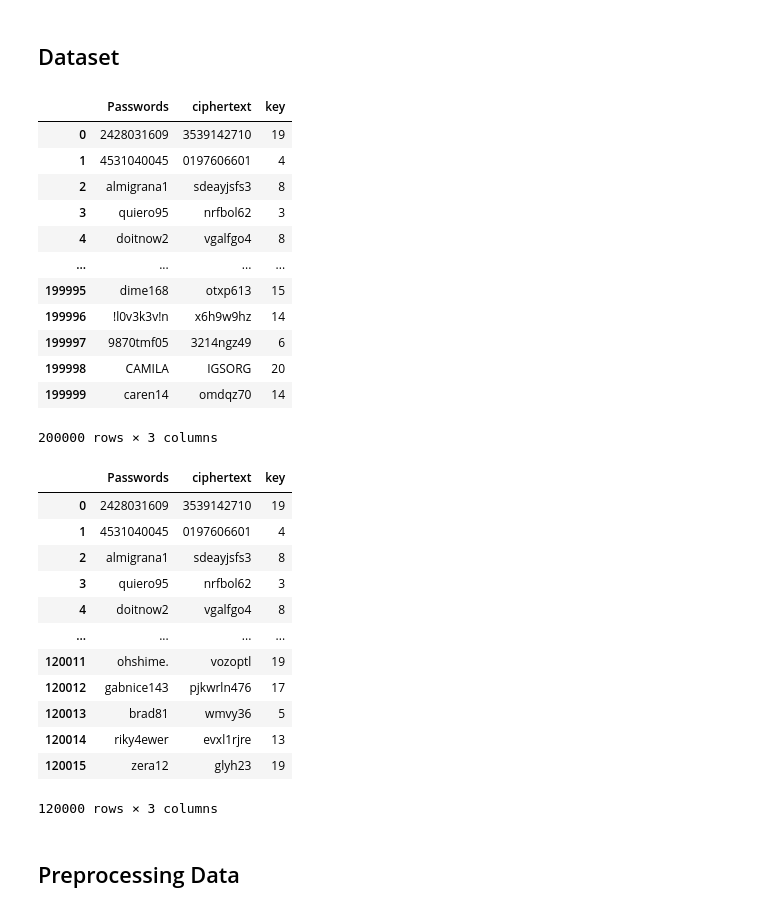
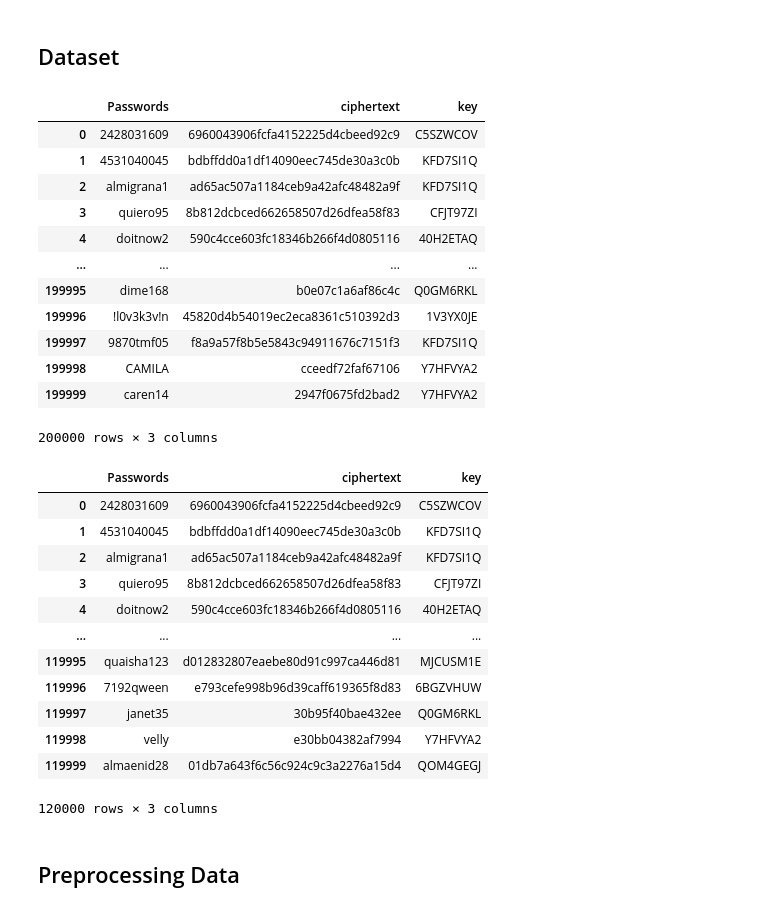
Before and after one commit to ashwiniyer176/Neural-Cryptanalysis, a Jupyter notebook: notebooks/DES_Deciphering_Code_with_Character_Level_RNN.ipynb, the cells around one changed output. Cells and saved outputs as stored; diff of their text form; code cells hidden in the pictures.

```diff
--- a/Ceasar_Deciphering_Code_with_Character_Level_RNN.ipynb
+++ b/notebooks/DES_Deciphering_Code_with_Character_Level_RNN.ipynb
@@ -10,21 +10,21 @@ from keras.preprocessing.text import Tokenizer
 import numpy as np
 from keras.preprocessing.sequence import pad_sequences
 # %%
-df = pd.read_csv('./data/Caesar.csv')
+df = pd.read_csv('./data/DES.csv')
 df
 # %% [output]
 |  | Passwords | ciphertext | key |
-| 0 | 2428031609 | 3539142710 | 19 |
-| 1 | 4531040045 | 0197606601 | 4 |
-| 2 | almigrana1 | sdeayjsfs3 | 8 |
-| 3 | quiero95 | nrfbol62 | 3 |
-| 4 | doitnow2 | vgalfgo4 | 8 |
+| 0 | 2428031609 | 6960043906fcfa4152225d4cbeed92c9 | C5SZWCOV |
+| 1 | 4531040045 | bdbffdd0a1df14090eec745de30a3c0b | KFD7SI1Q |
+| 2 | almigrana1 | ad65ac507a1184ceb9a42afc48482a9f | KFD7SI1Q |
+| 3 | quiero95 | 8b812dcbced662658507d26dfea58f83 | CFJT97ZI |
+| 4 | doitnow2 | 590c4cce603fc18346b266f4d0805116 | 40H2ETAQ |
 | ... | ... | ... | ... |
-| 199995 | dime168 | otxp613 | 15 |
-| 199996 | !l0v3k3v!n | x6h9w9hz | 14 |
-| 199997 | 9870tmf05 | 3214ngz49 | 6 |
-| 199998 | CAMILA | IGSORG | 20 |
-| 199999 | caren14 | omdqz70 | 14 |
+| 199995 | dime168 | b0e07c1a6af86c4c | Q0GM6RKL |
+| 199996 | !l0v3k3v!n | 45820d4b54019ec2eca8361c510392d3 | 1V3YX0JE |
+| 199997 | 9870tmf05 | f8a9a57f8b5e5843c94911676c7151f3 | KFD7SI1Q |
+| 199998 | CAMILA | cceedf72faf67106 | Y7HFVYA2 |
+| 199999 | caren14 | 2947f0675fd2bad2 | Y7HFVYA2 |
 200000 rows × 3 columns
 # %%
 df = df.dropna()[:120000]
@@ -34,17 +34,17 @@ df['ciphertext'].apply(str)
 df
 # %% [output]
 |  | Passwords | ciphertext | key |
-| 0 | 2428031609 | 3539142710 | 19 |
-| 1 | 4531040045 | 0197606601 | 4 |
-| 2 | almigrana1 | sdeayjsfs3 | 8 |
-| 3 | quiero95 | nrfbol62 | 3 |
-| 4 | doitnow2 | vgalfgo4 | 8 |
+| 0 | 2428031609 | 6960043906fcfa4152225d4cbeed92c9 | C5SZWCOV |
+| 1 | 4531040045 | bdbffdd0a1df14090eec745de30a3c0b | KFD7SI1Q |
+| 2 | almigrana1 | ad65ac507a1184ceb9a42afc48482a9f | KFD7SI1Q |
+| 3 | quiero95 | 8b812dcbced662658507d26dfea58f83 | CFJT97ZI |
+| 4 | doitnow2 | 590c4cce603fc18346b266f4d0805116 | 40H2ETAQ |
 | ... | ... | ... | ... |
-| 120011 | ohshime. | vozoptl | 19 |
-| 120012 | gabnice143 | pjkwrln476 | 17 |
-| 120013 | brad81 | wmvy36 | 5 |
-| 120014 | riky4ewer | evxl1rjre | 13 |
-| 120015 | zera12 | glyh23 | 19 |
+| 119995 | quaisha123 | d012832807eaebe80d91c997ca446d81 | MJCUSM1E |
+| 119996 | 7192qween | e793cefe998b96d39caff619365f8d83 | 6BGZVHUW |
+| 119997 | janet35 | 30b95f40bae432ee | Q0GM6RKL |
+| 119998 | velly | e30bb04382af7994 | Y7HFVYA2 |
+| 119999 | almaenid28 | 01db7a643f6c56c924c9c3a2276a15d4 | QOM4GEGJ |
 120000 rows × 3 columns
 # %% [markdown]
 ## Preprocessing Data
```
Also changed, not shown: parts of 18 cells of this notebook, 4 other files.
